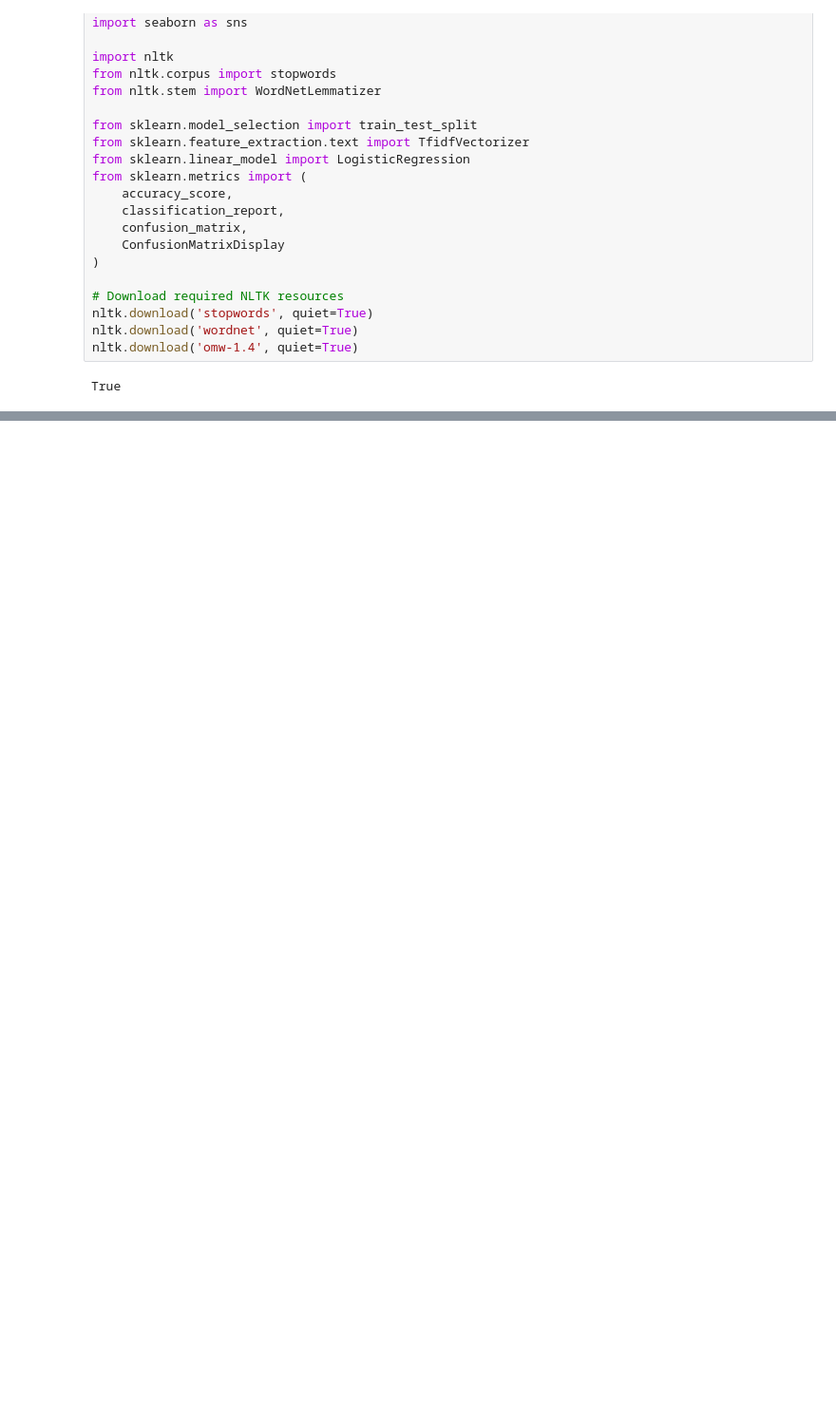
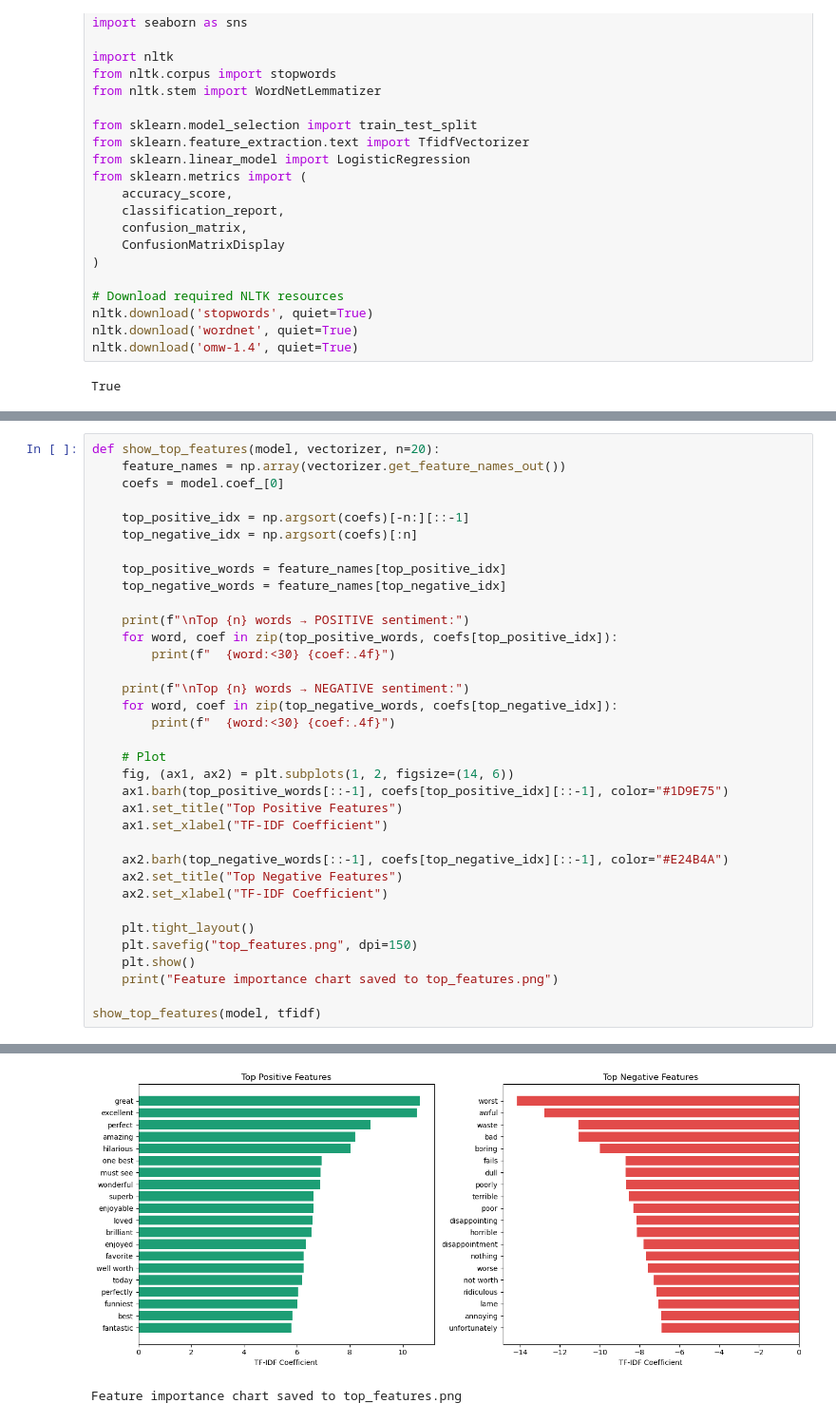
Before and after one commit to afeef-9/Sentiment-Analysis-using-IMDB-Dataset, a Jupyter notebook: Sentiment Analysis using IMDB Dataset.ipynb, the cells around one changed output, grey strips where cells are left out. Shown at 95% size. Saved outputs shown, nothing was run; the diff lists cells and outputs as text; blank space fills up the shorter version.

```diff
--- a/Sentiment Analysis using IMDB Dataset.ipynb
+++ b/Sentiment Analysis using IMDB Dataset.ipynb
@@ -54,0 +192,36 @@ def load_dataset_csv(filepath="IMDB_Dataset.csv"):
+# %%
+def show_top_features(model, vectorizer, n=20):
+    feature_names = np.array(vectorizer.get_feature_names_out())
+    coefs = model.coef_[0]
+
+    top_positive_idx = np.argsort(coefs)[-n:][::-1]
+    top_negative_idx = np.argsort(coefs)[:n]
+
+    top_positive_words = feature_names[top_positive_idx]
+    top_negative_words = feature_names[top_negative_idx]
+
+    print(f"\nTop {n} words → POSITIVE sentiment:")
+    for word, coef in zip(top_positive_words, coefs[top_positive_idx]):
+        print(f"  {word:<30} {coef:.4f}")
+
+    print(f"\nTop {n} words → NEGATIVE sentiment:")
+    for word, coef in zip(top_negative_words, coefs[top_negative_idx]):
+        print(f"  {word:<30} {coef:.4f}")
+
+    # Plot
+    fig, (ax1, ax2) = plt.subplots(1, 2, figsize=(14, 6))
+    ax1.barh(top_positive_words[::-1], coefs[top_positive_idx][::-1], color="#1D9E75")
+    ax1.set_title("Top Positive Features")
+    ax1.set_xlabel("TF-IDF Coefficient")
+
+    ax2.barh(top_negative_words[::-1], coefs[top_negative_idx][::-1], color="#E24B4A")
+    ax2.set_title("Top Negative Features")
+    ax2.set_xlabel("TF-IDF Coefficient")
+
+    plt.tight_layout()
+    plt.savefig("top_features.png", dpi=150)
+    plt.show()
+    print("Feature importance chart saved to top_features.png")
+
+show_top_features(model, tfidf)
+# %% [output]
@@ -54,0 +245,2 @@ def load_dataset_csv(filepath="IMDB_Dataset.csv"):
+[figure, added]
+Feature importance chart saved to top_features.png
```
Also changed, not shown: parts of 8 cells of this notebook.
